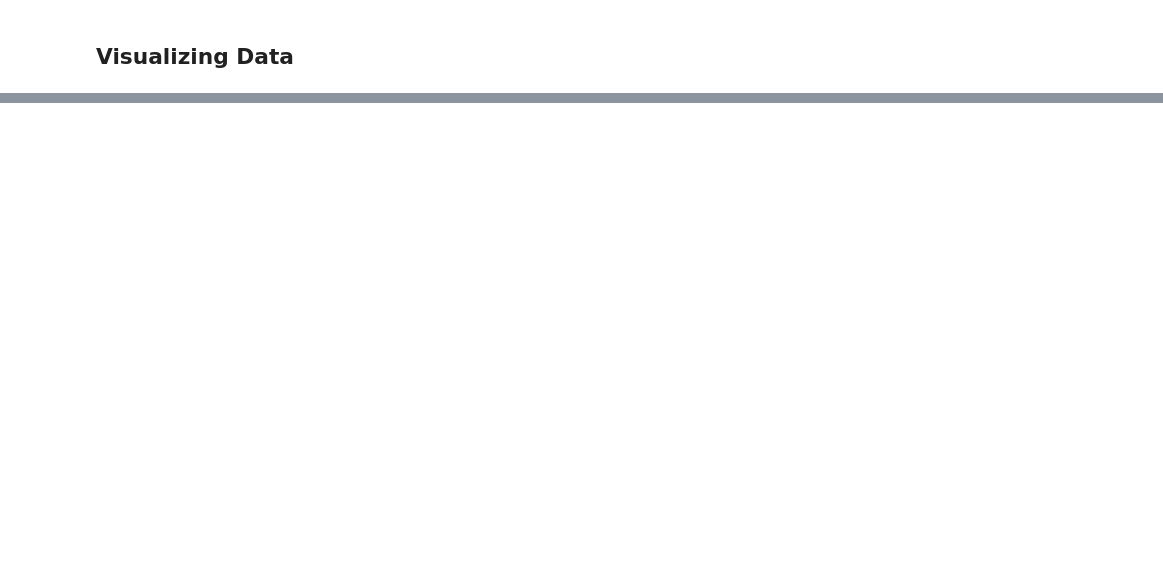
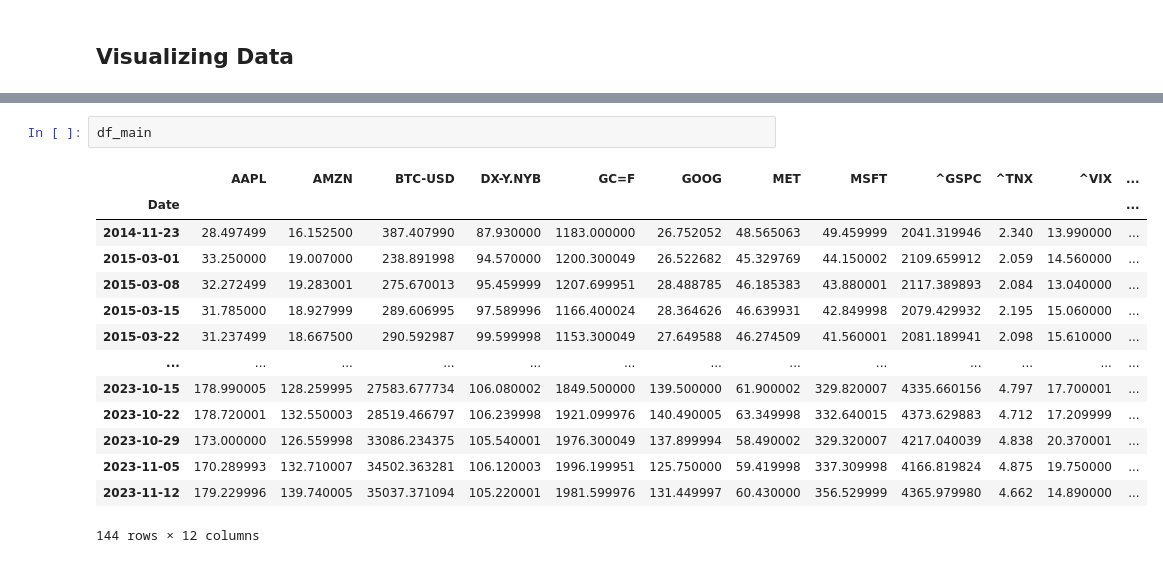
Before and after one commit to aguilarklyno/Fukuhara-Seminar, a Jupyter notebook: 23_11_10_week-04/Group3.ipynb, the cells around one changed output, grey strips where cells are left out. Saved outputs shown, nothing was run; the diff lists cells and outputs as text; blank space fills up the shorter version.

```diff
--- a/23_11_10_week-04/Group3.ipynb
+++ b/23_11_10_week-04/Group3.ipynb
@@ -323,0 +618,17 @@ def plot_var_forecast_for_target(data, target='7203.T', forecast_steps=10, lags=
+# %%
+df_main
+# %% [output]
+|  | AAPL | AMZN | BTC-USD | DX-Y.NYB | GC=F | GOOG | MET | MSFT | ^GSPC | ^TNX | ^VIX | ... |
+| Date |  |  |  |  |  |  |  |  |  |  |  | ... |
+| 2014-11-23 | 28.497499 | 16.152500 | 387.407990 | 87.930000 | 1183.000000 | 26.752052 | 48.565063 | 49.459999 | 2041.319946 | 2.340 | 13.990000 | ... |
+| 2015-03-01 | 33.250000 | 19.007000 | 238.891998 | 94.570000 | 1200.300049 | 26.522682 | 45.329769 | 44.150002 | 2109.659912 | 2.059 | 14.560000 | ... |
+| 2015-03-08 | 32.272499 | 19.283001 | 275.670013 | 95.459999 | 1207.699951 | 28.488785 | 46.185383 | 43.880001 | 2117.389893 | 2.084 | 13.040000 | ... |
+| 2015-03-15 | 31.785000 | 18.927999 | 289.606995 | 97.589996 | 1166.400024 | 28.364626 | 46.639931 | 42.849998 | 2079.429932 | 2.195 | 15.060000 | ... |
+| 2015-03-22 | 31.237499 | 18.667500 | 290.592987 | 99.599998 | 1153.300049 | 27.649588 | 46.274509 | 41.560001 | 2081.189941 | 2.098 | 15.610000 | ... |
+| ... | ... | ... | ... | ... | ... | ... | ... | ... | ... | ... | ... | ... |
+| 2023-10-15 | 178.990005 | 128.259995 | 27583.677734 | 106.080002 | 1849.500000 | 139.500000 | 61.900002 | 329.820007 | 4335.660156 | 4.797 | 17.700001 | ... |
+| 2023-10-22 | 178.720001 | 132.550003 | 28519.466797 | 106.239998 | 1921.099976 | 140.490005 | 63.349998 | 332.640015 | 4373.629883 | 4.712 | 17.209999 | ... |
+| 2023-10-29 | 173.000000 | 126.559998 | 33086.234375 | 105.540001 | 1976.300049 | 137.899994 | 58.490002 | 329.320007 | 4217.040039 | 4.838 | 20.370001 | ... |
+| 2023-11-05 | 170.289993 | 132.710007 | 34502.363281 | 106.120003 | 1996.199951 | 125.750000 | 59.419998 | 337.309998 | 4166.819824 | 4.875 | 19.750000 | ... |
+| 2023-11-12 | 179.229996 | 139.740005 | 35037.371094 | 105.220001 | 1981.599976 | 131.449997 | 60.430000 | 356.529999 | 4365.979980 | 4.662 | 14.890000 | ... |
+144 rows × 12 columns
```
Also changed, not shown: parts of 26 cells of this notebook.
